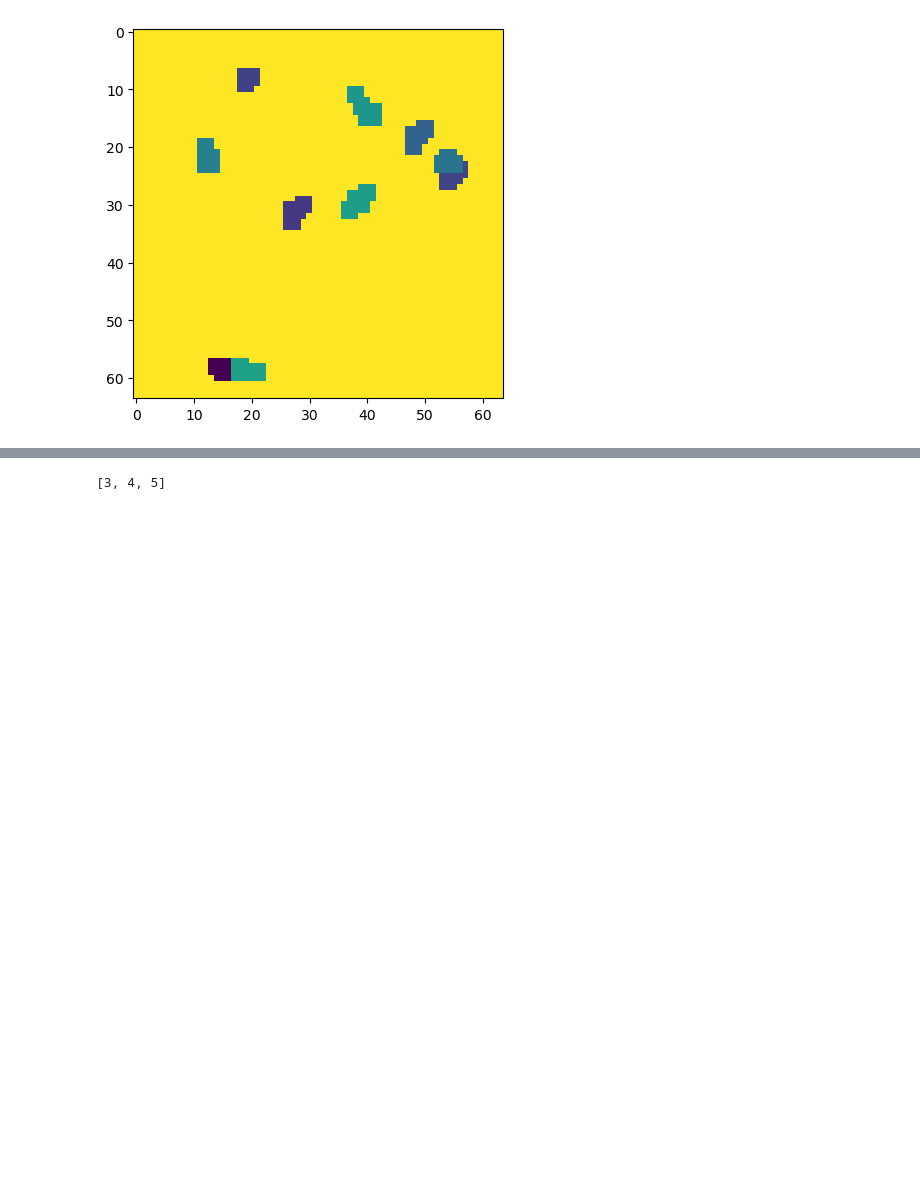
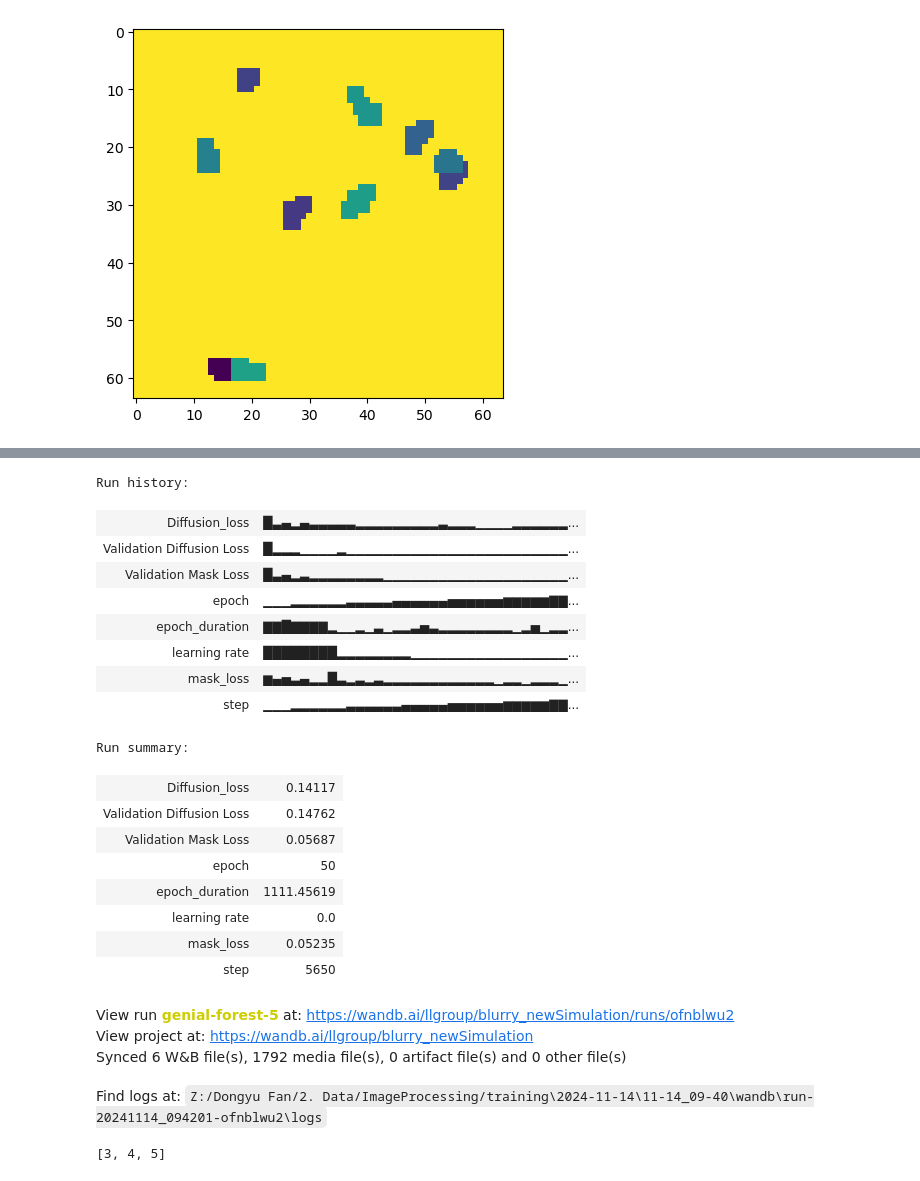
Before and after one commit to DyFan777/Pytorch-UNet, a Jupyter notebook: train_regression_mask.ipynb, the cells around one changed output, grey strips where cells are left out. Saved outputs shown, nothing was run; the diff lists cells and outputs as text; code cells hidden in the pictures; blank space fills up the shorter version.

```diff
--- a/train_regression_mask.ipynb
+++ b/train_regression_mask.ipynb
@@ -411,3 +403,28 @@ KeyboardInterrupt:
+# %%
+wandb.finish()
+# %% [output]
+Run history:
+| Diffusion_loss | █▃▄▂▄▃▃▃▃▃▂▂▂▂▂▂▂▂▂▃▂▂▂▁▁▁▁▂▂▂▂▂▂... |
+| Validation Diffusion Loss | █▂▂▂▁▁▁▁▂▁▁▁▁▁▁▁▁▁▁▁▁▁▁▁▁▁▁▁▁▁▁▁▁... |
+| Validation Mask Loss | █▃▄▂▃▂▂▂▂▂▂▂▂▁▁▁▁▁▁▁▁▁▁▁▁▁▁▁▁▁▁▁▁... |
+| epoch | ▁▁▁▂▂▂▂▂▂▃▃▃▃▃▄▄▄▄▄▄▅▅▅▅▅▅▆▆▆▆▆▇▇... |
+| epoch_duration | ▇▇█▇▇▇▇▂▁▁▂▁▃▁▂▂▃▅▃▂▂▂▂▂▂▂▂▁▂▅▁▂▂... |
+| learning rate | ████████▂▂▂▂▂▂▂▂▁▁▁▁▁▁▁▁▁▁▁▁▁▁▁▁▁... |
+| mask_loss | ▆▄▅▃▄▂▂█▃▂▃▂▃▂▂▂▂▂▂▂▂▂▂▂▂▁▂▂▁▂▂▂▁... |
+| step | ▁▁▁▂▂▂▂▂▂▃▃▃▃▃▃▄▄▄▄▄▅▅▅▅▅▅▆▆▆▆▆▇▇... |
+Run summary:
+| Diffusion_loss | 0.14117 |
+| Validation Diffusion Loss | 0.14762 |
+| Validation Mask Loss | 0.05687 |
+| epoch | 50 |
+| epoch_duration | 1111.45619 |
+| learning rate | 0.0 |
+| mask_loss | 0.05235 |
+| step | 5650 |
+View run genial-forest-5 at: https://wandb.ai/llgroup/blurry_newSimulation/runs/ofnblwu2
+View project at: https://wandb.ai/llgroup/blurry_newSimulation
+Synced 6 W&B file(s), 1792 media file(s), 0 artifact file(s) and 0 other file(s)
+Find logs at: Z:/Dongyu Fan/2. Data/ImageProcessing/training\2024-11-14\11-14_09-40\wandb\run-20241114_094201-ofnblwu2\logs
 # %%
 A = [1,2,3,0,4]
 B = [3,4,5,4,0]
```
Also changed, not shown: parts of 8 cells of this notebook, 4 other files.
